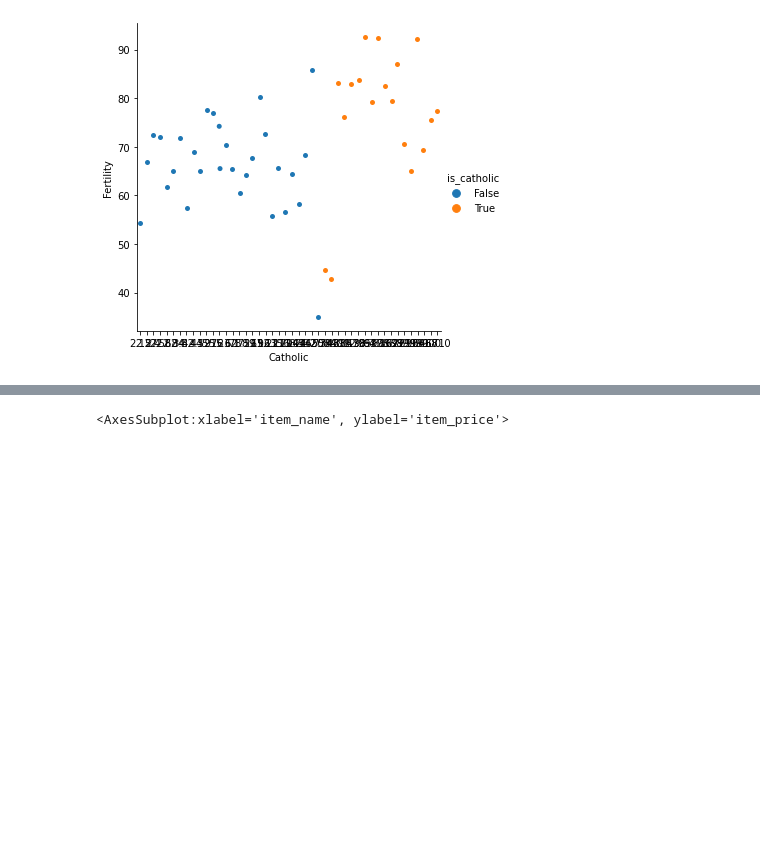
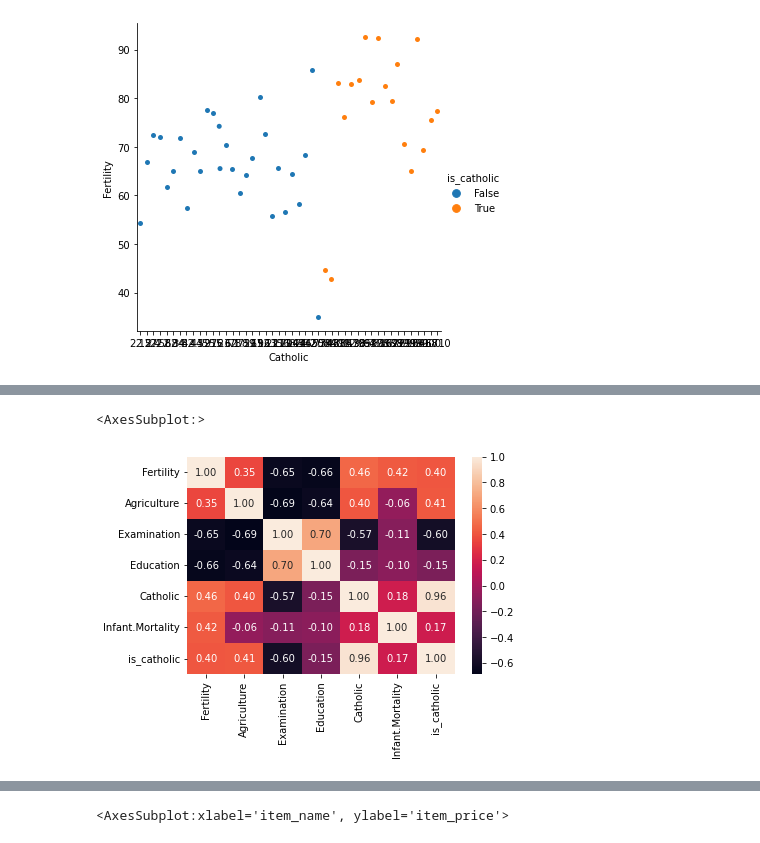
Before and after one commit to morgancross2/numpy-pandas-visualization-exercises, a Jupyter notebook: seaborn_exercises.ipynb, the cells around one changed output, grey strips where cells are left out. Drawn from its saved outputs; the diff is of its cells as text; code cells hidden in the pictures; blank space fills up the shorter version.

```diff
--- a/seaborn_exercises.ipynb
+++ b/seaborn_exercises.ipynb
@@ -129,3 +137,8 @@ sns.scatterplot(data=swiss, x='is_catholic', y='Fertility', ax=ax[1,2])
+# %%
+sns.heatmap(swiss.corr(),annot=True, fmt='.2f')
+# %% [output]
+<AxesSubplot:>
+[figure, added]
 # %%
 # 4. Using the chipotle dataset from the previous exercise, create a bar chart that shows the 4 most popular items and the revenue produced by each.
 def get_db_url(user,host,password,schema):
```
Also changed, not shown: parts of 4 cells of this notebook.
